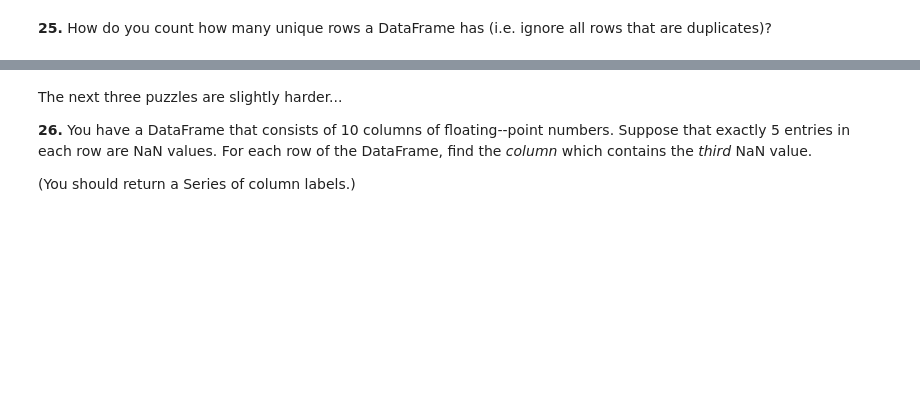
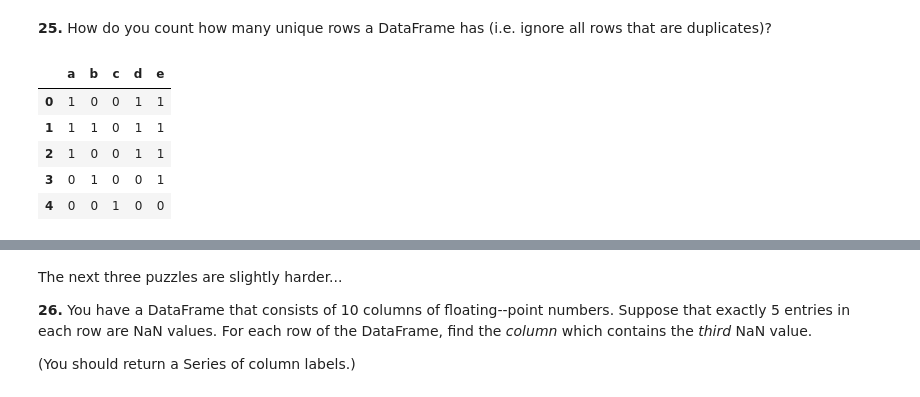
Before and after one commit to androidjp/training-TensorFlow, a Jupyter notebook: practice-pandas/60-pandas-exercises.ipynb, the cells around one changed output, grey strips where cells are left out. Cells and saved outputs as stored; diff of their text form; code cells hidden in the pictures; blank space fills up the shorter version.

```diff
--- a/practice-pandas/60-pandas-exercises.ipynb
+++ b/practice-pandas/60-pandas-exercises.ipynb
@@ -296,2 +330,12 @@ Which column of numbers has the smallest sum? (Find that column's label.)
 # %% [markdown]
 **25.** How do you count how many unique rows a DataFrame has (i.e. ignore all rows that are duplicates)?
+# %%
+df = pd.DataFrame(np.random.randint(low=0,high=2,size=(5,5)), columns=list('abcde'))
+df
+# %% [output]
+|  | a | b | c | d | e |
+| 0 | 1 | 0 | 0 | 1 | 1 |
+| 1 | 1 | 1 | 0 | 1 | 1 |
+| 2 | 1 | 0 | 0 | 1 | 1 |
+| 3 | 0 | 1 | 0 | 0 | 1 |
+| 4 | 0 | 0 | 1 | 0 | 0 |
```
Also changed, not shown: parts of 10 cells of this notebook.
